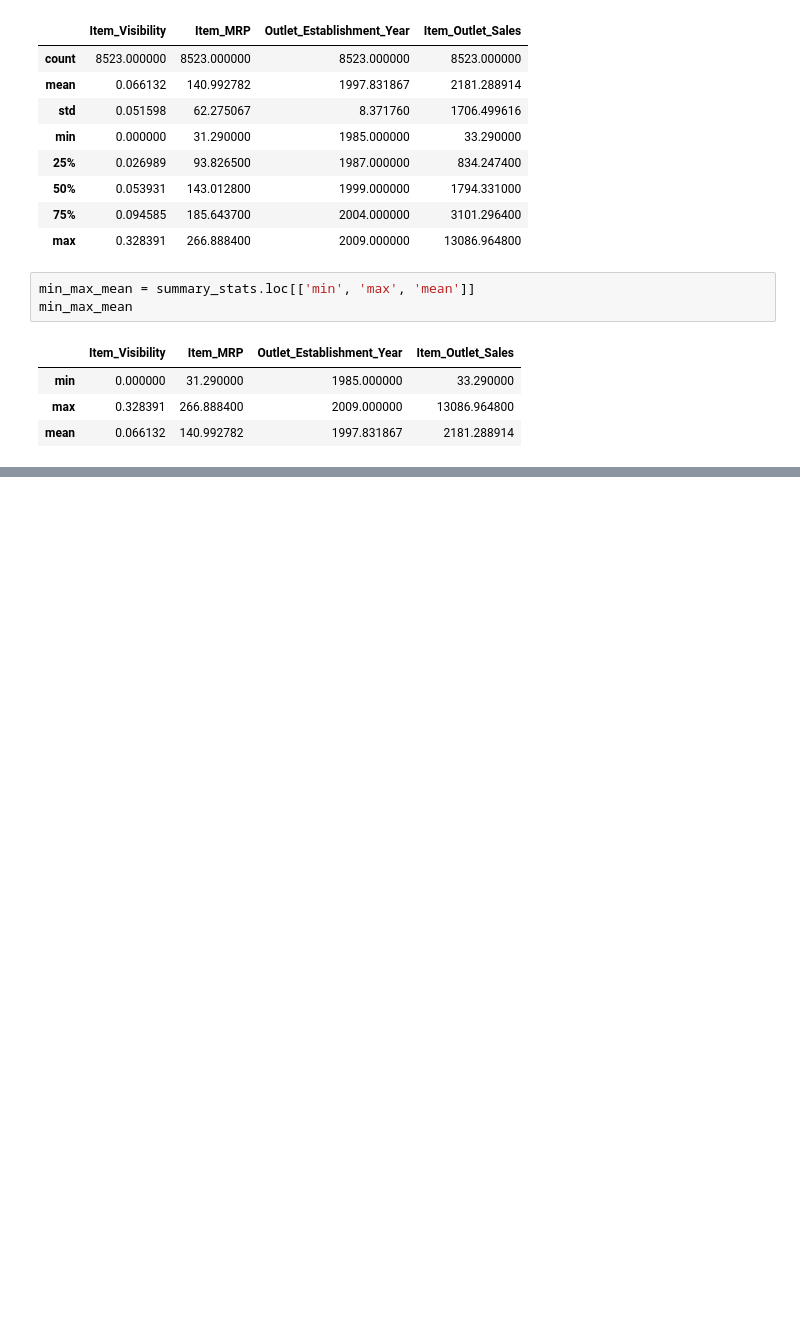
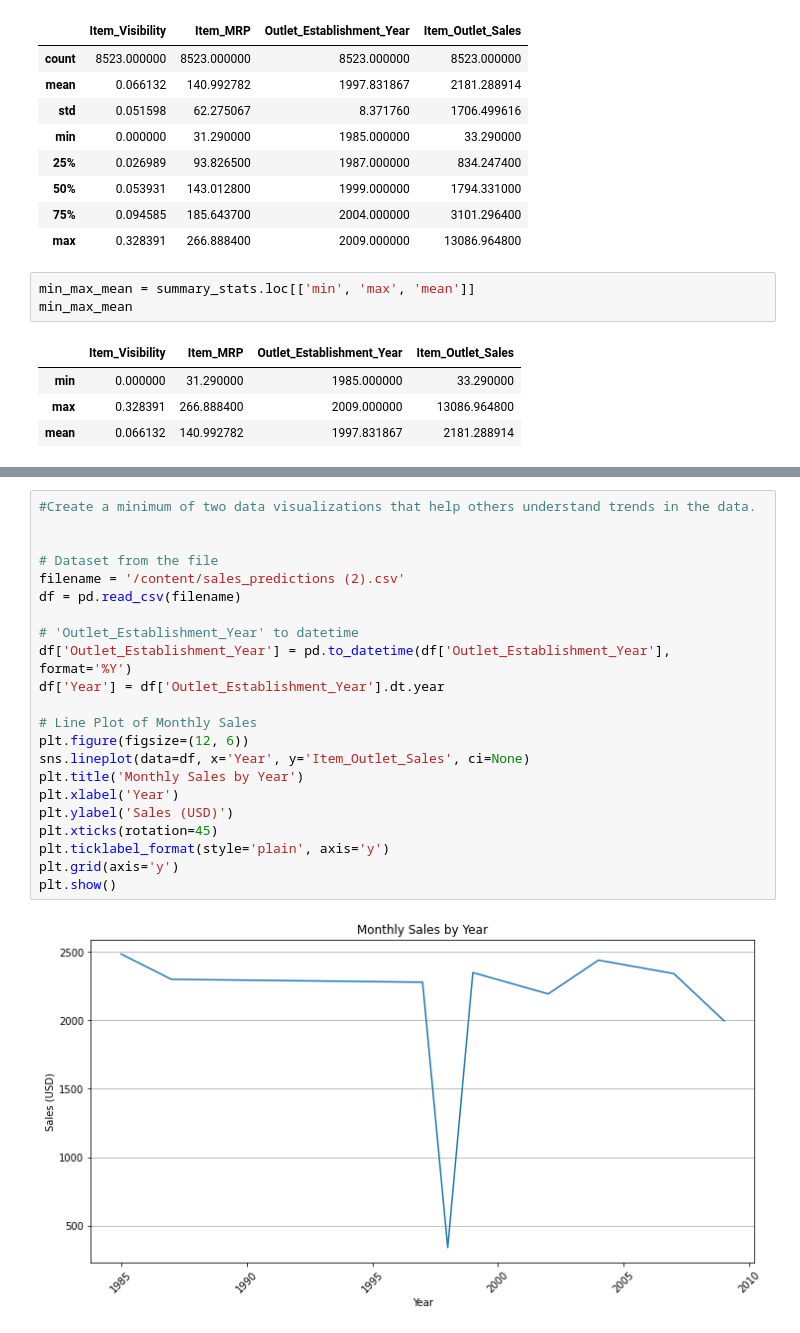
Before and after one commit to OkotOlaa/Food-Sales-Prediction, a Jupyter notebook: Food_Sales_Prediction.ipynb, the cells around one changed output, grey strips where cells are left out. Cells and saved outputs as stored; diff of their text form; blank space fills up the shorter version.

```diff
--- a/Food_Sales_Prediction.ipynb
+++ b/Food_Sales_Prediction.ipynb
@@ -208,0 +207,24 @@ plt.show()
+# %%
+#Create a minimum of two data visualizations that help others understand trends in the data.
+
+
+# Dataset from the file
+filename = '/content/sales_predictions (2).csv'
+df = pd.read_csv(filename)
+
+# 'Outlet_Establishment_Year' to datetime
+df['Outlet_Establishment_Year'] = pd.to_datetime(df['Outlet_Establishment_Year'], format='%Y')
+df['Year'] = df['Outlet_Establishment_Year'].dt.year
+
+# Line Plot of Monthly Sales
+plt.figure(figsize=(12, 6))
+sns.lineplot(data=df, x='Year', y='Item_Outlet_Sales', ci=None)
+plt.title('Monthly Sales by Year')
+plt.xlabel('Year')
+plt.ylabel('Sales (USD)')
+plt.xticks(rotation=45)
+plt.ticklabel_format(style='plain', axis='y')
+plt.grid(axis='y')
+plt.show()
+# %% [output]
+[figure, added]
```
Also changed, not shown: parts of 4 cells of this notebook.
